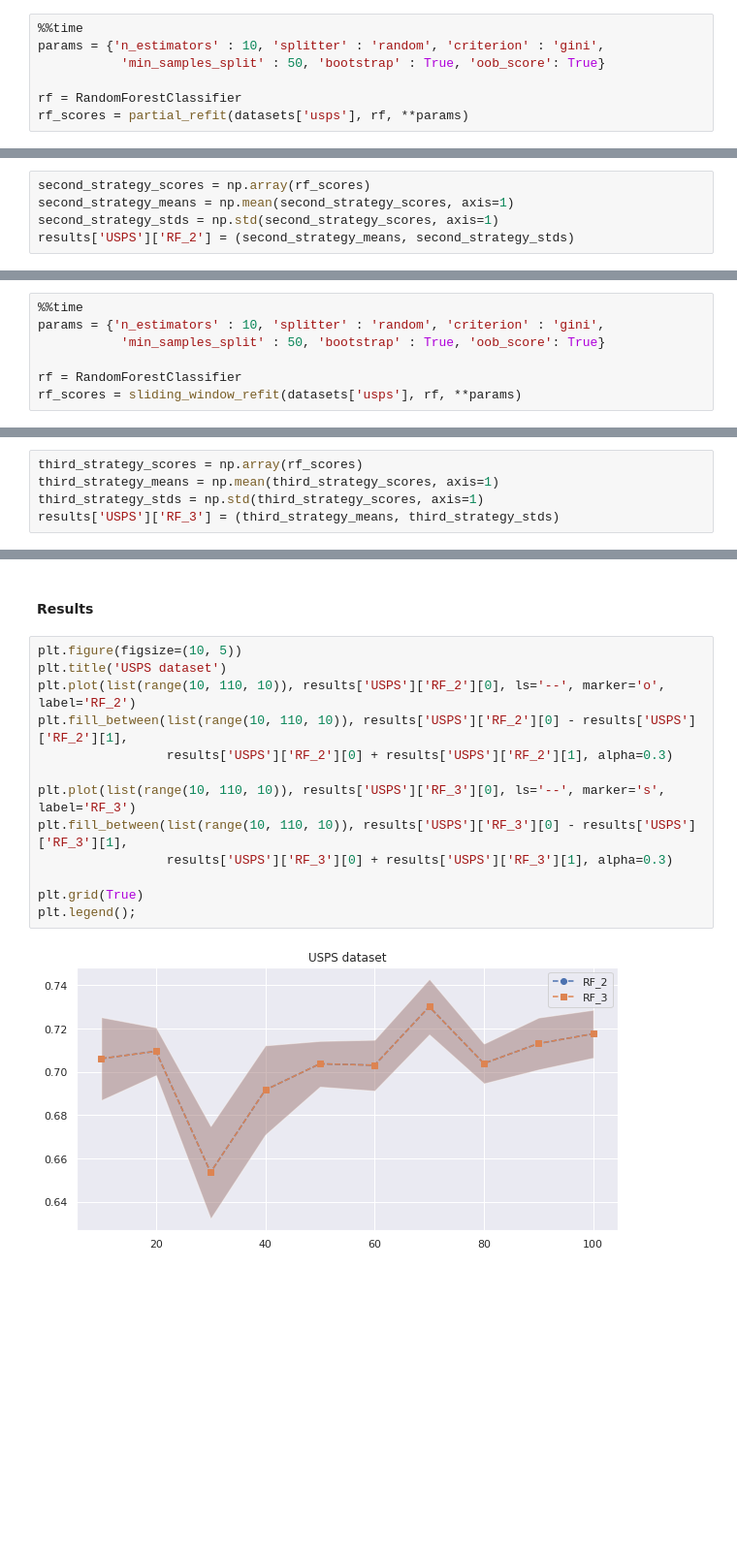
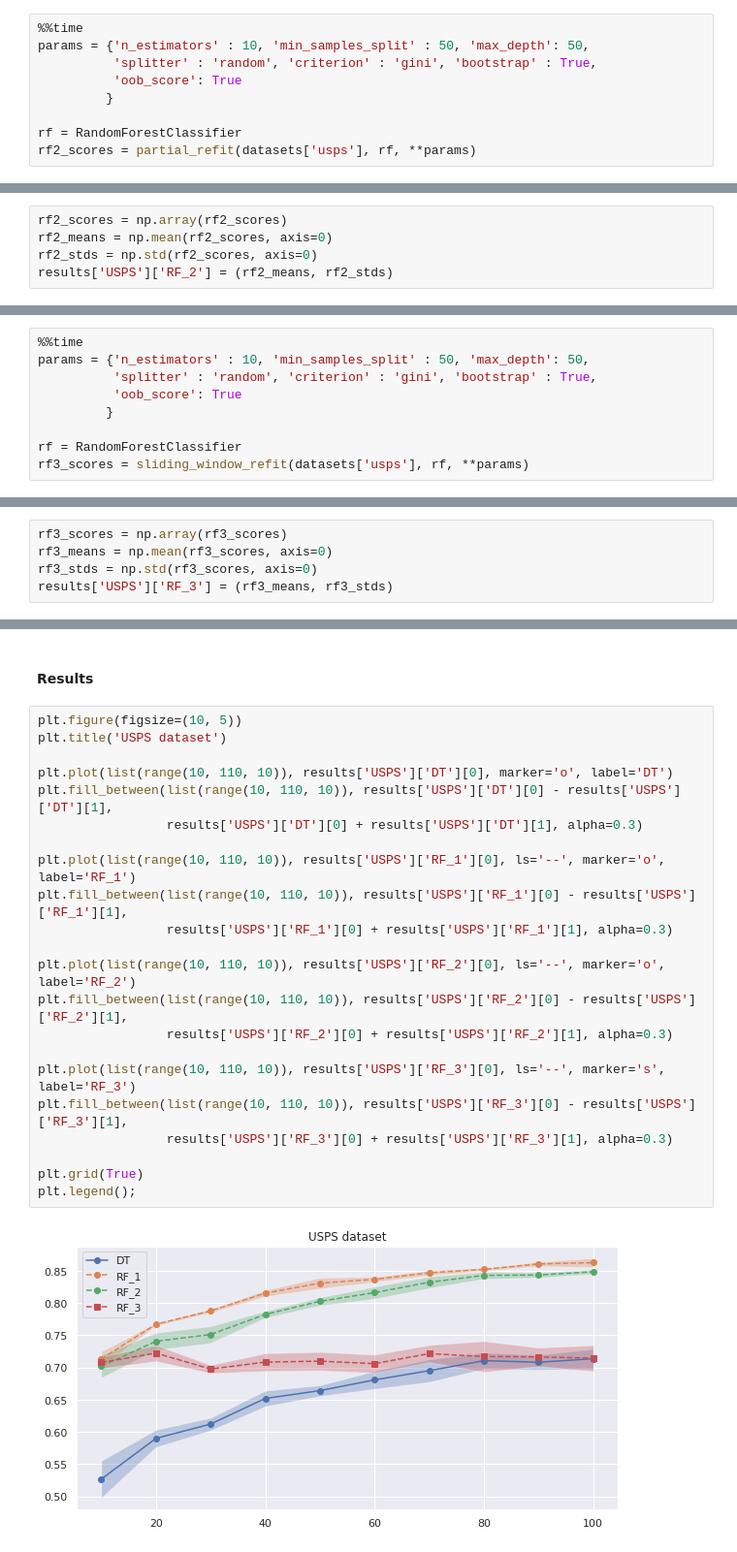
Before and after one commit to smikhai1/RF-online, a Jupyter notebook: notebooks/experiments.ipynb, the cells around one changed output, grey strips where cells are left out. Shown: that part at 97% size. Saved outputs shown, nothing was run; the diff lists cells and outputs as text; blank space fills up the shorter version.

```diff
--- a/notebooks/experiments.ipynb
+++ b/notebooks/experiments.ipynb
@@ -241,11 +241,13 @@ def partial_refit(dataset, model, n_batches=10, n_repeats=10, **params):
     return scores
 # %%
 %%time
-params = {'n_estimators' : 10, 'splitter' : 'random', 'criterion' : 'gini',
-           'min_samples_split' : 50, 'bootstrap' : True, 'oob_score': True}
+params = {'n_estimators' : 10, 'min_samples_split' : 50, 'max_depth': 50,
+          'splitter' : 'random', 'criterion' : 'gini', 'bootstrap' : True,
+          'oob_score': True
+         }
 
 rf = RandomForestClassifier
-rf_scores = partial_refit(datasets['usps'], rf, **params)
+rf2_scores = partial_refit(datasets['usps'], rf, **params)
 # %% [output]
 0 round completed
 1 round completed
@@ -262,8 +259,8 @@ Wall time: 6min 15s
 # %%
-second_strategy_scores = np.array(rf_scores)
-second_strategy_means = np.mean(second_strategy_scores, axis=1)
-second_strategy_stds = np.std(second_strategy_scores, axis=1)
-results['USPS']['RF_2'] = (second_strategy_means, second_strategy_stds)
+rf2_scores = np.array(rf2_scores)
+rf2_means = np.mean(rf2_scores, axis=0)
+rf2_stds = np.std(rf2_scores, axis=0)
+results['USPS']['RF_2'] = (rf2_means, rf2_stds)
 # %% [markdown]
 ___
 # %% [markdown]
@@ -301,11 +299,13 @@ def sliding_window_refit(dataset, model, n_batches=10, n_repeats=10, **params):
     return scores
 # %%
 %%time
-params = {'n_estimators' : 10, 'splitter' : 'random', 'criterion' : 'gini',
-           'min_samples_split' : 50, 'bootstrap' : True, 'oob_score': True}
+params = {'n_estimators' : 10, 'min_samples_split' : 50, 'max_depth': 50,
+          'splitter' : 'random', 'criterion' : 'gini', 'bootstrap' : True,
+          'oob_score': True
+         }
 
 rf = RandomForestClassifier
-rf_scores = sliding_window_refit(datasets['usps'], rf, **params)
+rf3_scores = sliding_window_refit(datasets['usps'], rf, **params)
 # %% [output]
 0 round completed
 1 round completed
@@ -322,8 +317,8 @@ Wall time: 1min 26s
 # %%
-third_strategy_scores = np.array(rf_scores)
-third_strategy_means = np.mean(third_strategy_scores, axis=1)
-third_strategy_stds = np.std(third_strategy_scores, axis=1)
-results['USPS']['RF_3'] = (third_strategy_means, third_strategy_stds)
+rf3_scores = np.array(rf3_scores)
+rf3_means = np.mean(rf3_scores, axis=0)
+rf3_stds = np.std(rf3_scores, axis=0)
+results['USPS']['RF_3'] = (rf3_means, rf3_stds)
 # %% [markdown]
 ___
 # %% [markdown]
@@ -335,15 +330,24 @@ ___
 # %%
 plt.figure(figsize=(10, 5))
 plt.title('USPS dataset')
+
+plt.plot(list(range(10, 110, 10)), results['USPS']['DT'][0], marker='o', label='DT')
+plt.fill_between(list(range(10, 110, 10)), results['USPS']['DT'][0] - results['USPS']['DT'][1],
+                 results['USPS']['DT'][0] + results['USPS']['DT'][1], alpha=0.3)
+
+plt.plot(list(range(10, 110, 10)), results['USPS']['RF_1'][0], ls='--', marker='o', label='RF_1')
+plt.fill_between(list(range(10, 110, 10)), results['USPS']['RF_1'][0] - results['USPS']['RF_1'][1],
+                 results['USPS']['RF_1'][0] + results['USPS']['RF_1'][1], alpha=0.3)
+
 plt.plot(list(range(10, 110, 10)), results['USPS']['RF_2'][0], ls='--', marker='o', label='RF_2')
 plt.fill_between(list(range(10, 110, 10)), results['USPS']['RF_2'][0] - results['USPS']['RF_2'][1],
                  results['USPS']['RF_2'][0] + results['USPS']['RF_2'][1], alpha=0.3)
 
 plt.plot(list(range(10, 110, 10)), results['USPS']['RF_3'][0], ls='--', marker='s', label='RF_3')
 plt.fill_between(list(range(10, 110, 10)), results['USPS']['RF_3'][0] - results['USPS']['RF_3'][1],
                  results['USPS']['RF_3'][0] + results['USPS']['RF_3'][1], alpha=0.3)
 
 plt.grid(True)
 plt.legend();
 # %% [output]
-[figure, old version]
+[figure, new version]
```
Also changed, not shown: parts of 11 cells of this notebook.
